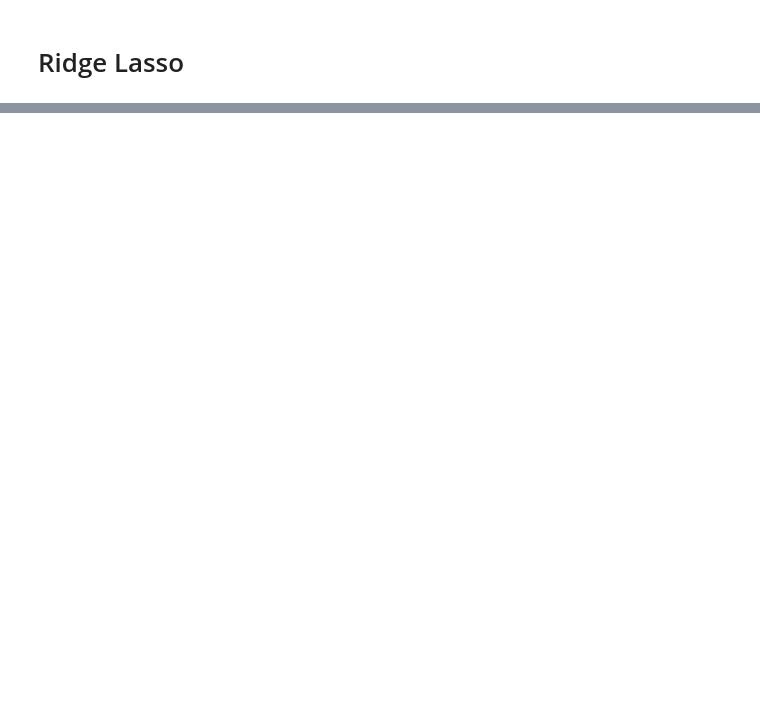
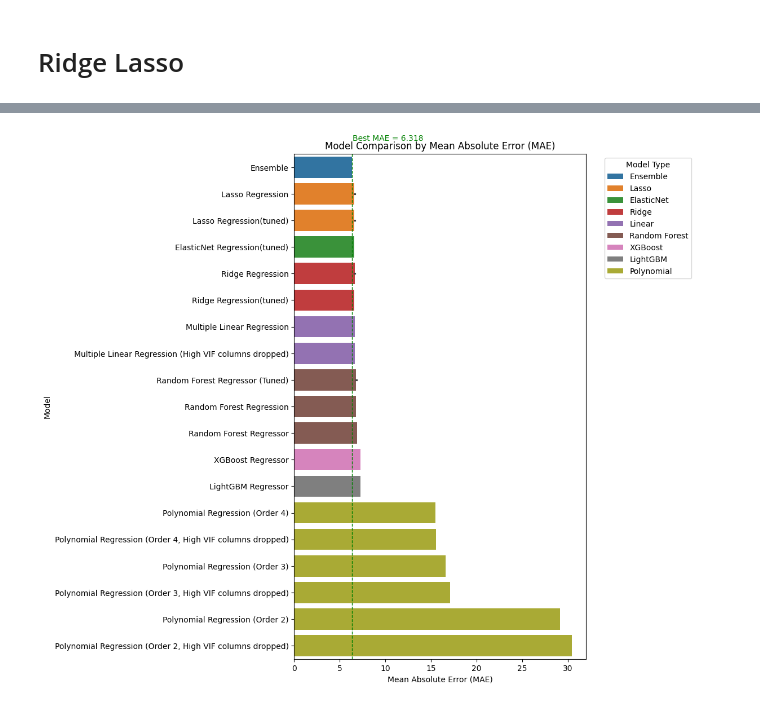
Before and after one commit to ShailKPatel/SmartSell, a Jupyter notebook: SubjectModels/math_model/math_eda.ipynb, the cells around one changed output, grey strips where cells are left out. Cells and saved outputs as stored; diff of their text form; code cells hidden in the pictures; blank space fills up the shorter version.

Commit message:
Picked final model -ensembel

```diff
--- a/SubjectModels/math_model/math_eda.ipynb
+++ b/SubjectModels/math_model/math_eda.ipynb
@@ -1134,0 +2868,77 @@ MAE: 6.6276
+# %%
+# We chose Ensemble of Ridge Lasso ElasticNet as final model
+import pandas as pd
+import matplotlib.pyplot as plt
+import seaborn as sns
+
+# Data
+data = {
+    "Model": [
+        "Multiple Linear Regression", "Multiple Linear Regression (High VIF columns dropped)",
+        "Polynomial Regression (Order 2)", "Polynomial Regression (Order 2, High VIF columns dropped)",
+        "Polynomial Regression (Order 3)", "Polynomial Regression (Order 3, High VIF columns dropped)",
+        "Polynomial Regression (Order 4)", "Polynomial Regression (Order 4, High VIF columns dropped)",
+        "Random Forest Regressor", "Random Forest Regressor (Tuned)", "Random Forest Regressor (Tuned)",
+        "Random Forest Regressor (Tuned)", "Random Forest Regressor (Tuned)", "Random Forest Regressor (Tuned)",
+        "Random Forest Regressor (Tuned)", "XGBoost Regressor", "LightGBM Regressor",
+        "Ridge Regression", "Lasso Regression", "Ridge Regression(tuned)", "Lasso Regression(tuned)",
+        "Ridge Regression(tuned)", "Lasso Regression(tuned)", "ElasticNet Regression(tuned)",
+        "Ridge Regression", "Lasso Regression", "Random Forest Regression", "Ensemble"
+    ],
+    "MAE": [
+        6.6619, 6.6735, 29.1336, 30.449, 16.6254, 17.1186, 15.5107, 15.5209, 6.8736, 6.8051,
+        6.8434, 6.7528, 6.7841, 6.7535, 6.7768, 7.2612, 7.2994, 6.6617, 6.6296, 6.6215,
+        6.627, 6.6143, 6.585, 6.5851, 6.6137, 6.568, 6.7768, 6.3179
+    ]
+}
+
+# Create DataFrame
+df = pd.DataFrame(data)
+
+# Sort by MAE
+df_sorted = df.sort_values("MAE", ascending=True)
+
+# Assign model type for color coding
+def categorize_model(name):
+    name = name.lower()
+    if "random forest" in name:
+        return "Random Forest"
+    elif "xgboost" in name:
+        return "XGBoost"
+    elif "lightgbm" in name:
+        return "LightGBM"
+    elif "lasso" in name:
+        return "Lasso"
+    elif "ridge" in name:
+        return "Ridge"
+    elif "elasticnet" in name:
+        return "ElasticNet"
+    elif "ensemble" in name:
+        return "Ensemble"
+    elif "polynomial" in name:
+        return "Polynomial"
+    else:
+        return "Linear"
+
+df_sorted["Category"] = df_sorted["Model"].apply(categorize_model)
+
+# Plot
+plt.figure(figsize=(12, 10))
+palette = sns.color_palette("tab10", df_sorted["Category"].nunique())
+sns.barplot(
+    data=df_sorted, y="Model", x="MAE", hue="Category", dodge=False, palette=palette
+)
+
+# Highlight the best model
+best_mae = df_sorted["MAE"].min()
+plt.axvline(best_mae, color="green", linestyle="--", linewidth=1)
+plt.text(best_mae + 0.1, -1, f"Best MAE = {best_mae:.3f}", color="green")
+
+plt.title("Model Comparison by Mean Absolute Error (MAE)")
+plt.xlabel("Mean Absolute Error (MAE)")
+plt.ylabel("Model")
+plt.legend(title="Model Type", bbox_to_anchor=(1.05, 1), loc='upper left')
+plt.tight_layout()
+plt.show()
+# %% [output]
+[figure, added]
```
Also changed, not shown: parts of 27 cells of this notebook, 3 other files.
